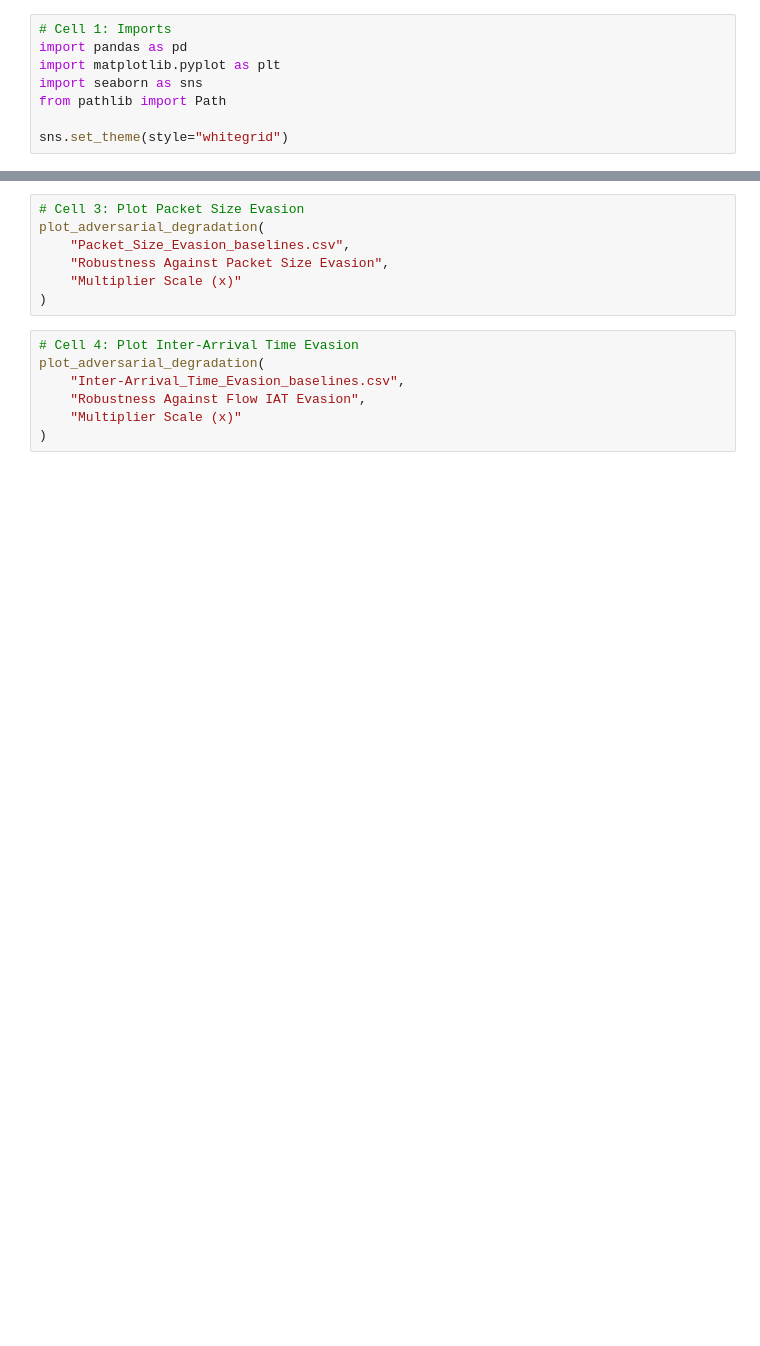
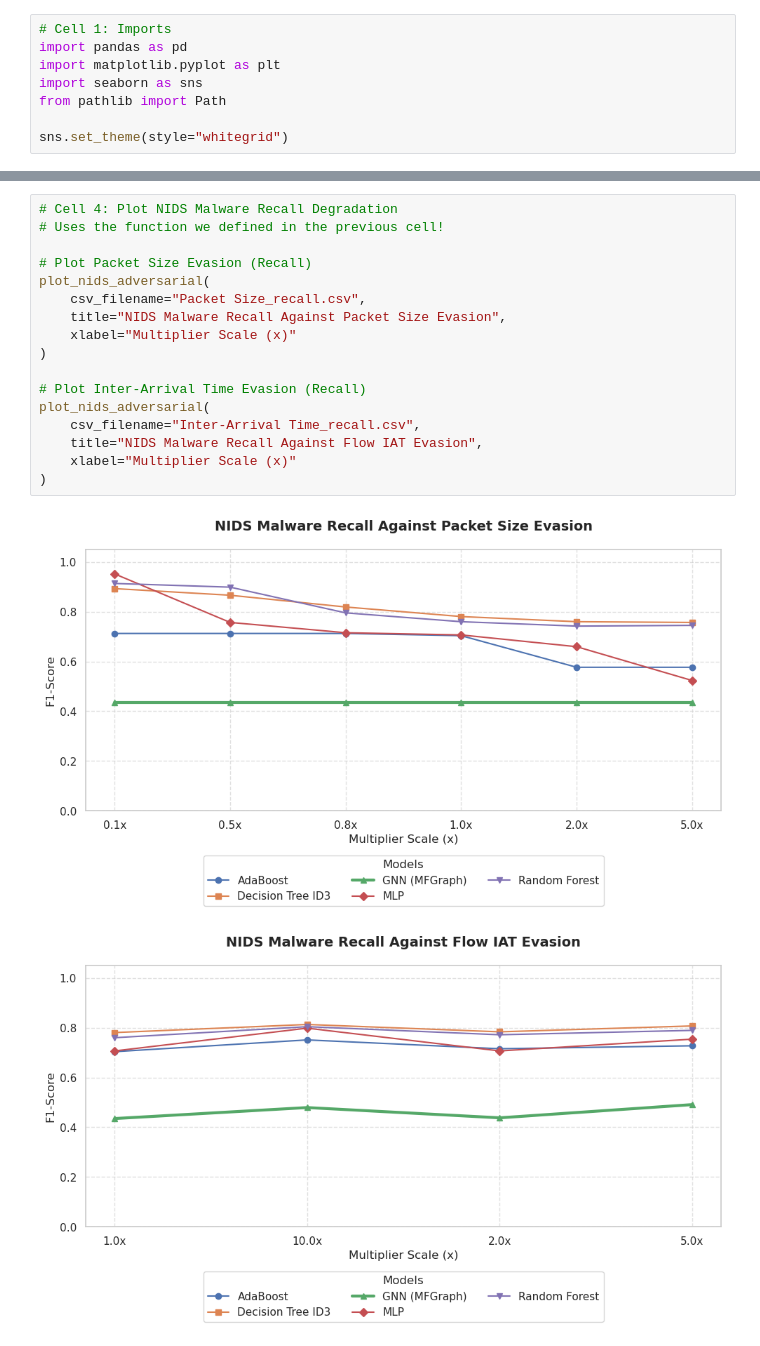
Before and after one commit to SimonRi1/DeepGraphDefense-GNN, a Jupyter notebook: notebooks/04_adversarial_robustness.ipynb, the cells around one changed output, grey strips where cells are left out. Saved outputs shown, nothing was run; the diff lists cells and outputs as text; blank space fills up the shorter version.

```diff
--- a/notebooks/04_adversarial_robustness.ipynb
+++ b/notebooks/04_adversarial_robustness.ipynb
@@ -38,14 +78,20 @@ def plot_adversarial_degradation(csv_filename, title, xlabel):
-# %%
-# Cell 3: Plot Packet Size Evasion
-plot_adversarial_degradation(
-    "Packet_Size_Evasion_baselines.csv",
-    "Robustness Against Packet Size Evasion",
-    "Multiplier Scale (x)"
-)
 # %%
-# Cell 4: Plot Inter-Arrival Time Evasion
-plot_adversarial_degradation(
-    "Inter-Arrival_Time_Evasion_baselines.csv",
-    "Robustness Against Flow IAT Evasion",
-    "Multiplier Scale (x)"
+# Cell 4: Plot NIDS Malware Recall Degradation
+# Uses the function we defined in the previous cell!
+
+# Plot Packet Size Evasion (Recall)
+plot_nids_adversarial(
+    csv_filename="Packet Size_recall.csv",
+    title="NIDS Malware Recall Against Packet Size Evasion",
+    xlabel="Multiplier Scale (x)"
 )
+
+# Plot Inter-Arrival Time Evasion (Recall)
+plot_nids_adversarial(
+    csv_filename="Inter-Arrival Time_recall.csv",
+    title="NIDS Malware Recall Against Flow IAT Evasion",
+    xlabel="Multiplier Scale (x)"
+)
+# %% [output]
+[figure, added]
+[figure, added]
```
Also changed, not shown: parts of 2 cells of this notebook, 2 other files.
